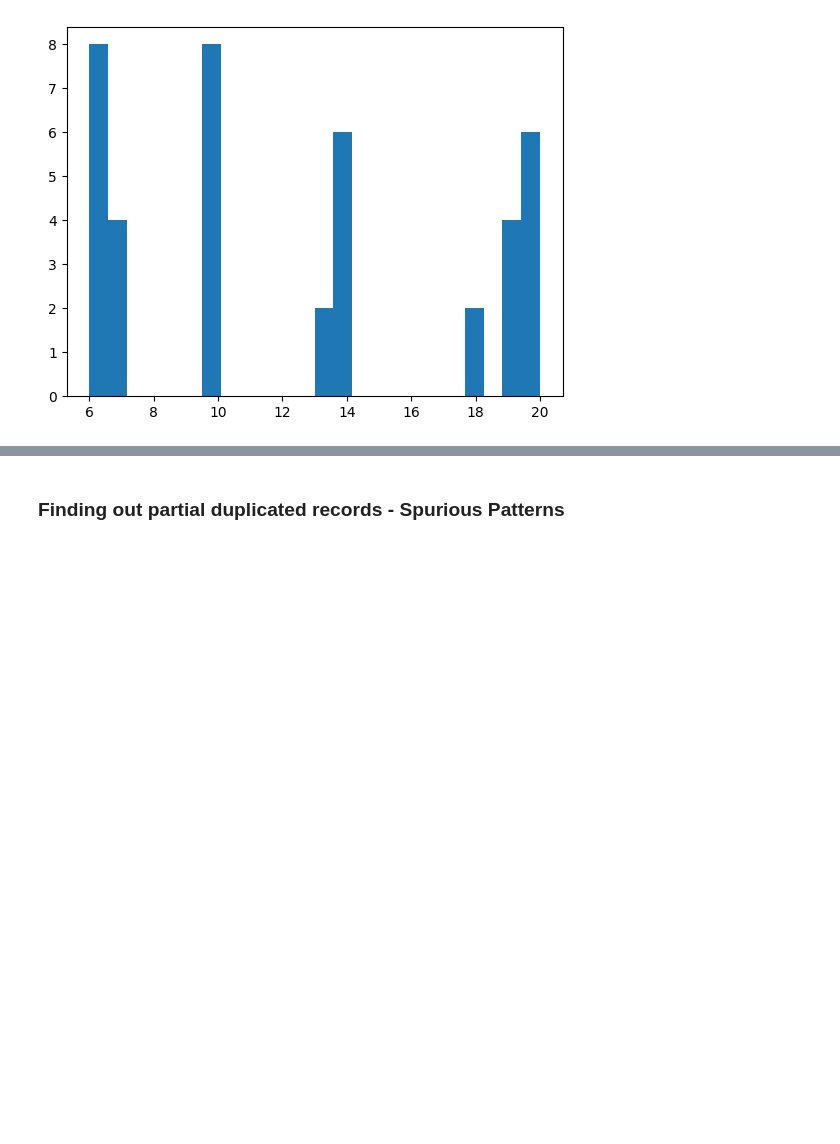
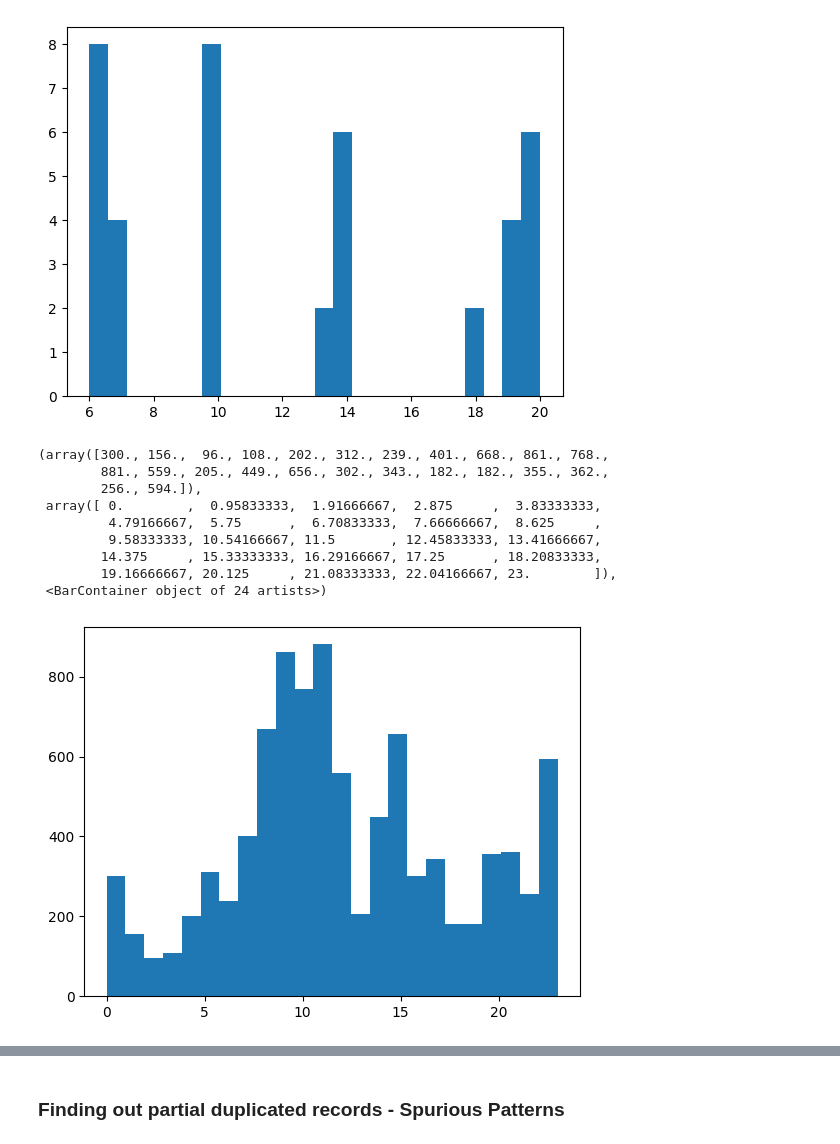
Before and after one commit to aekanun2020/2023-Data-Science-for-Social-Commerce, a Jupyter notebook: 2023_Prediction_of_Customer_Behavior_with_DataViz.ipynb, the cells around one changed output, grey strips where cells are left out. Saved outputs shown, nothing was run; the diff lists cells and outputs as text; code cells hidden in the pictures; blank space fills up the shorter version.

```diff
--- a/2023_Prediction_of_Customer_Behavior_with_DataViz.ipynb
+++ b/2023_Prediction_of_Customer_Behavior_with_DataViz.ipynb
@@ -308,6 +581,19 @@ plt.hist(bins[:-1], bins=bins, weights=counts)
  <BarContainer object of 24 artists>)
 [figure]
 # %%
-#bins, counts = raw_df.select('hitMin') \
-#.rdd.flatMap(lambda x: x).histogram(4)
-#plt.hist(bins[:-1], bins=bins, weights=counts)
+### แสดงการไม่ซื้อ (hitAction_type = 0) แจงแจงตามช่วงเวลา
+
+bins, counts = raw_df.select('hitHour') \
+.filter(raw_df.hitAction_type == 0).rdd.flatMap(lambda x: x).histogram(24)
+plt.hist(bins[:-1], bins=bins, weights=counts)
+# %% [output]
+(array([300., 156.,  96., 108., 202., 312., 239., 401., 668., 861., 768.,
+        881., 559., 205., 449., 656., 302., 343., 182., 182., 355., 362.,
+        256., 594.]),
+ array([ 0.        ,  0.95833333,  1.91666667,  2.875     ,  3.83333333,
+         4.79166667,  5.75      ,  6.70833333,  7.66666667,  8.625     ,
+         9.58333333, 10.54166667, 11.5       , 12.45833333, 13.41666667,
+        14.375     , 15.33333333, 16.29166667, 17.25      , 18.20833333,
+        19.16666667, 20.125     , 21.08333333, 22.04166667, 23.        ]),
+ <BarContainer object of 24 artists>)
+[figure, added]
```
Also changed, not shown: parts of 69 cells of this notebook.
